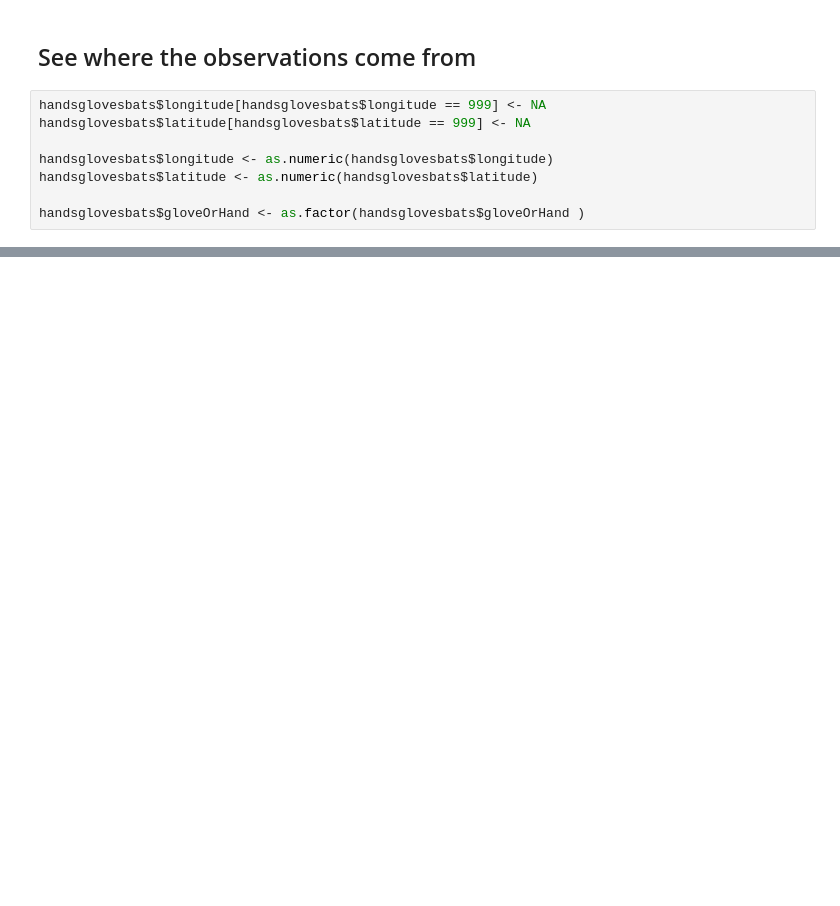
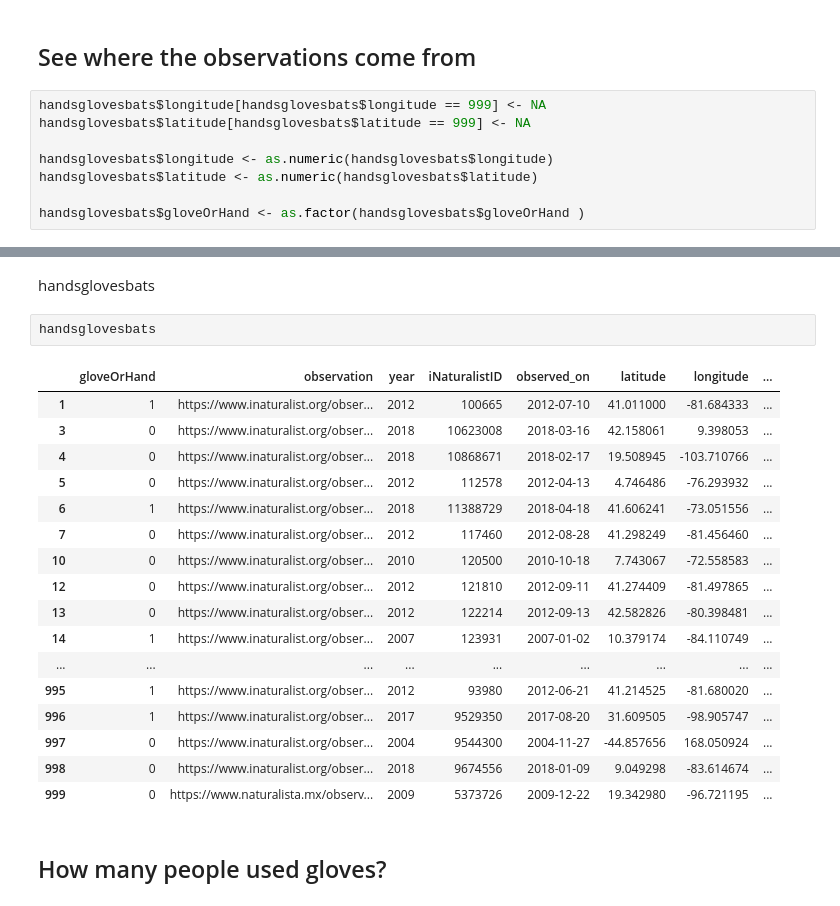
Before and after one commit to AgentschapPlantentuinMeise/gloves, a Jupyter notebook: batshandsgloves.ipynb, the cells around one changed output, grey strips where cells are left out. Cells and saved outputs as stored; diff of their text form; blank space fills up the shorter version.

```diff
--- a/batshandsgloves.ipynb
+++ b/batshandsgloves.ipynb
@@ -286,0 +353,24 @@ Warning message:
+# %% [markdown]
+handsglovesbats
+# %%
+handsglovesbats
+# %% [output]
+|  | gloveOrHand | observation | year | iNaturalistID | observed_on | latitude | longitude | ... |
+| 1 | 1 | https://www.inaturalist.org/obser... | 2012 | 100665 | 2012-07-10 | 41.011000 | -81.684333 | ... |
+| 3 | 0 | https://www.inaturalist.org/obser... | 2018 | 10623008 | 2018-03-16 | 42.158061 | 9.398053 | ... |
+| 4 | 0 | https://www.inaturalist.org/obser... | 2018 | 10868671 | 2018-02-17 | 19.508945 | -103.710766 | ... |
+| 5 | 0 | https://www.inaturalist.org/obser... | 2012 | 112578 | 2012-04-13 | 4.746486 | -76.293932 | ... |
+| 6 | 1 | https://www.inaturalist.org/obser... | 2018 | 11388729 | 2018-04-18 | 41.606241 | -73.051556 | ... |
+| 7 | 0 | https://www.inaturalist.org/obser... | 2012 | 117460 | 2012-08-28 | 41.298249 | -81.456460 | ... |
+| 10 | 0 | https://www.inaturalist.org/obser... | 2010 | 120500 | 2010-10-18 | 7.743067 | -72.558583 | ... |
+| 12 | 0 | https://www.inaturalist.org/obser... | 2012 | 121810 | 2012-09-11 | 41.274409 | -81.497865 | ... |
+| 13 | 0 | https://www.inaturalist.org/obser... | 2012 | 122214 | 2012-09-13 | 42.582826 | -80.398481 | ... |
+| 14 | 1 | https://www.inaturalist.org/obser... | 2007 | 123931 | 2007-01-02 | 10.379174 | -84.110749 | ... |
+| ... | ... | ... | ... | ... | ... | ... | ... | ... |
+| 995 | 1 | https://www.inaturalist.org/obser... | 2012 | 93980 | 2012-06-21 | 41.214525 | -81.680020 | ... |
+| 996 | 1 | https://www.inaturalist.org/obser... | 2017 | 9529350 | 2017-08-20 | 31.609505 | -98.905747 | ... |
+| 997 | 0 | https://www.inaturalist.org/obser... | 2004 | 9544300 | 2004-11-27 | -44.857656 | 168.050924 | ... |
+| 998 | 0 | https://www.inaturalist.org/obser... | 2018 | 9674556 | 2018-01-09 | 9.049298 | -83.614674 | ... |
+| 999 | 0 | https://www.naturalista.mx/observ... | 2009 | 5373726 | 2009-12-22 | 19.342980 | -96.721195 | ... |
+# %% [markdown]
+## How many people used gloves?
```
Also changed, not shown: parts of 31 cells of this notebook, 7 other files.
